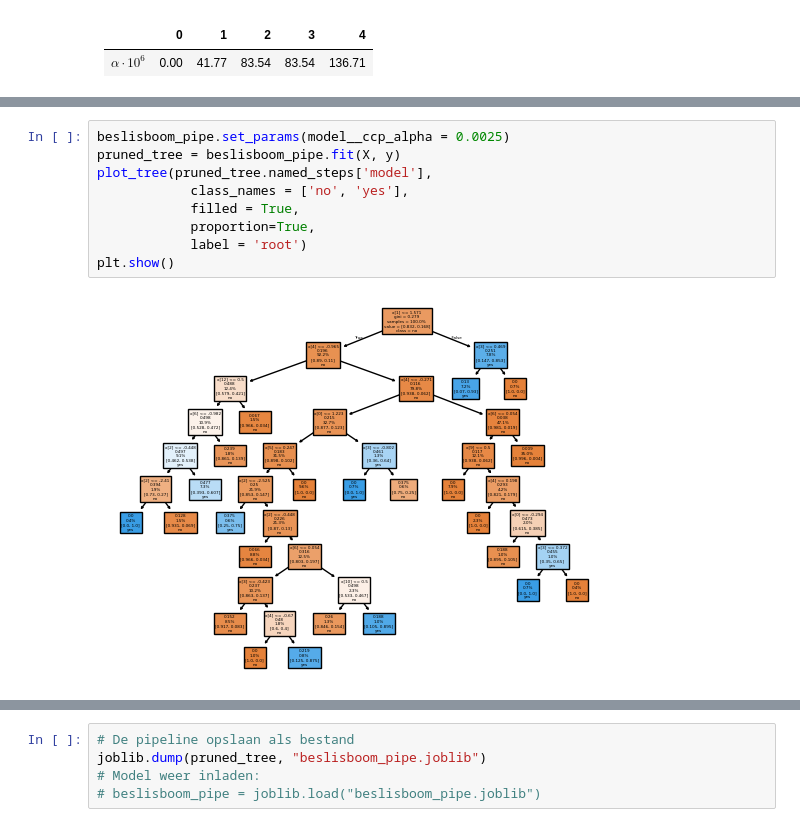
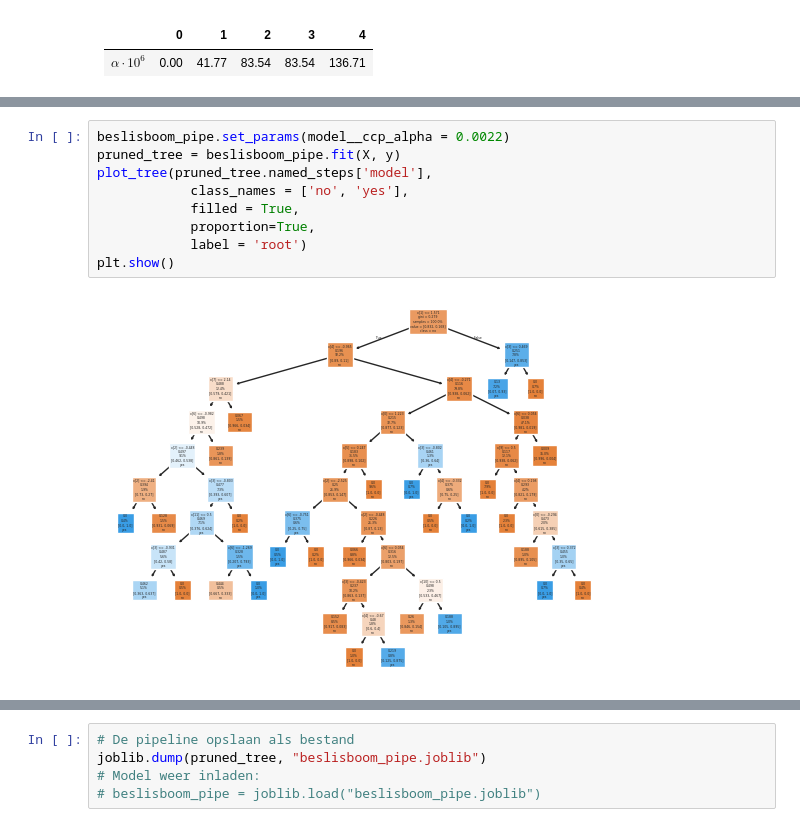
Before and after one commit to Murielle01/BP-3.4, a Jupyter notebook: scripts/opdracht 2/beslisboom.ipynb, the cells around one changed output, grey strips where cells are left out. Saved outputs shown, nothing was run; the diff lists cells and outputs as text.

```diff
--- a/scripts/opdracht 2/beslisboom.ipynb
+++ b/scripts/opdracht 2/beslisboom.ipynb
@@ -305,11 +584,11 @@ plt.show()
 # %%
-beslisboom_pipe.set_params(model__ccp_alpha = 0.0025)
+beslisboom_pipe.set_params(model__ccp_alpha = 0.0022)
 pruned_tree = beslisboom_pipe.fit(X, y)
 plot_tree(pruned_tree.named_steps['model'],
             class_names = ['no', 'yes'],
             filled = True,
             proportion=True,
             label = 'root')
 plt.show()
 # %% [output]
-[figure, old version]
+[figure, new version]
```
Also changed, not shown: parts of 24 cells of this notebook, 1 other file.
